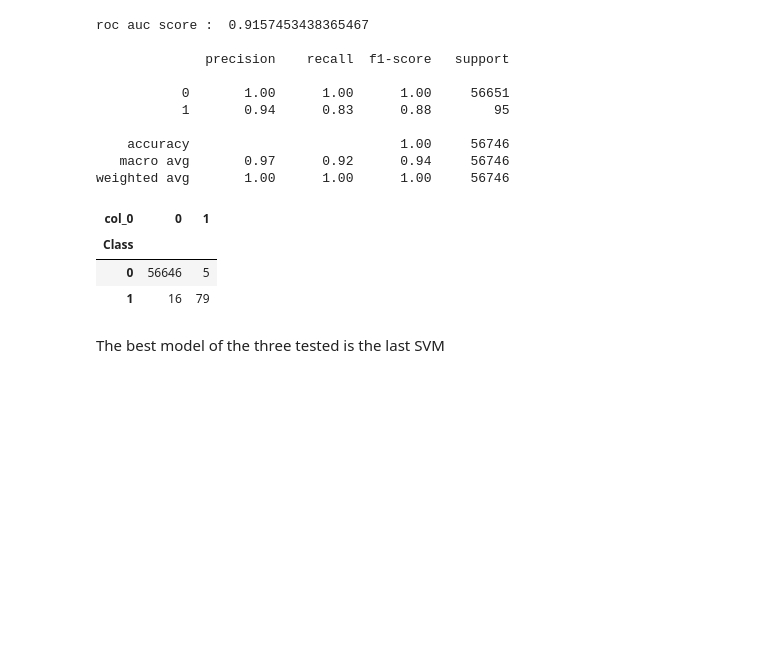
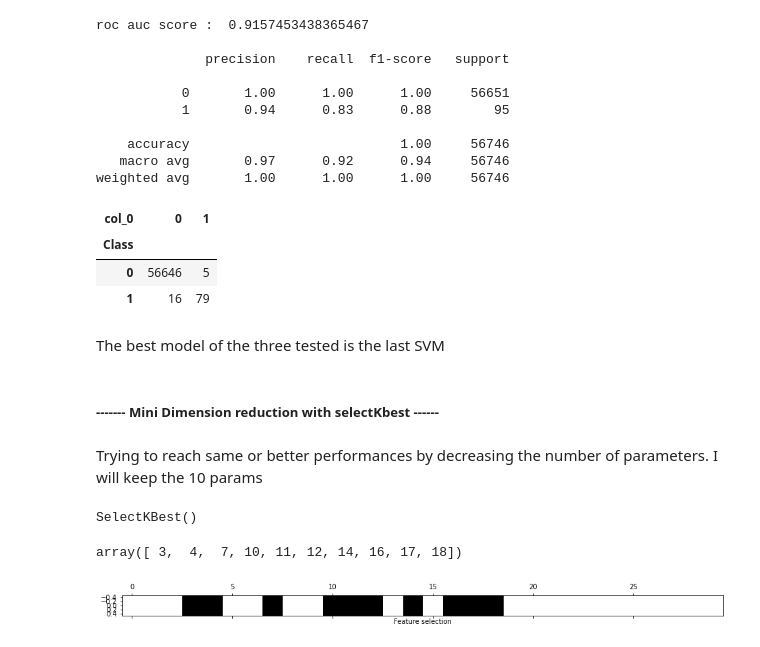
Before and after one commit to Ariel-Eddie/CreditCard_FraudDetection, a Jupyter notebook: MLdetection.ipynb, the cells around one changed output. Drawn from its saved outputs; the diff is of its cells as text; code cells hidden in the pictures; blank space fills up the shorter version.

Commit message:
add selectKbest

```diff
--- a/MLdetection.ipynb
+++ b/MLdetection.ipynb
@@ -22,11 +20,12 @@ from sklearn.metrics import  f1_score, roc_curve, auc,plot_roc_curve,roc_auc_sco
 # %% [markdown]
 #### DATA
 # %%
-data = pd.read_csv("creditcard.csv")
+data = pd.read_csv("data/creditcard.csv")
 print("Shape : ",data.shape)
 data = data.drop_duplicates()
 print("Shape w/o duplicates : ",data.shape)
 X = data.drop("Class",axis=1)
+col_names = X.columns
 y = data.Class
 # %% [output]
 Shape :  (284807, 31)
@@ -335,3 +323,26 @@ pickle.dump(svm2_best, open(filename, 'wb'))
 f = open("svmBest_gridsearch_history.pkl","wb")
 pickle.dump(gridsearch_svm2.cv_results_,f)
 f.close()
+# %% [markdown]
+#####  ------- Mini Dimension reduction with selectKbest ------
+# %% [markdown]
+Trying to reach same or better performances by decreasing the number of parameters.
+I will keep the 10 params
+# %%
+X_train = pd.DataFrame(X_train,columns=col_names)
+X_test = pd.DataFrame(X_test,columns=col_names)
+# %%
+sel =  SelectKBest()
+sel.fit(X_train,y_train)
+# %% [output]
+SelectKBest()
+# %%
+mask = sel.get_support()
+plt.matshow(mask.reshape(1,-1), cmap = 'gray_r')
+plt.xlabel('Feature selection');
+mask = sel.get_support()
+kbest = np.array(np.where(mask)).flatten()
+kbest
+# %% [output]
+array([ 3,  4,  7, 10, 11, 12, 14, 16, 17, 18])
+[figure, added]
```
Also changed, not shown: parts of 11 cells of this notebook, 4 other files.
